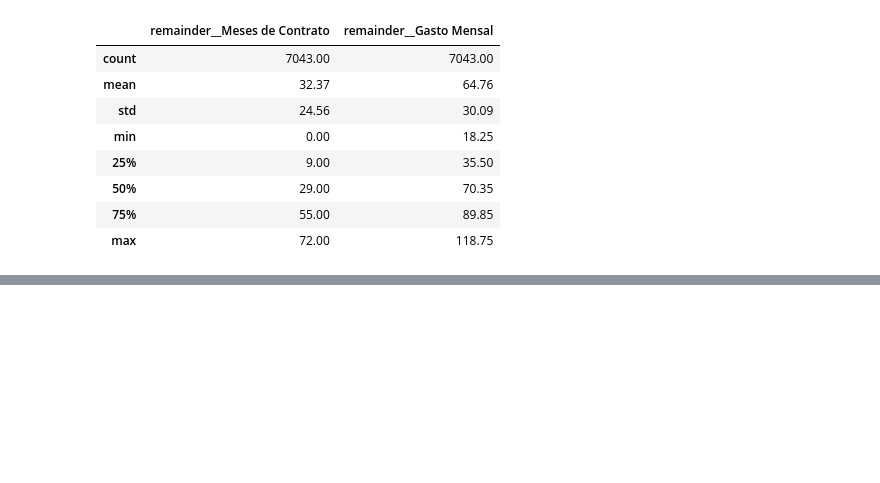
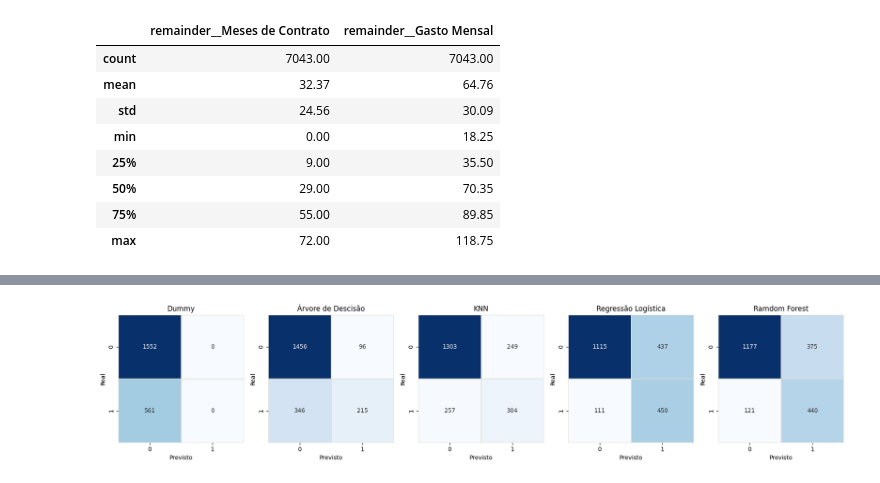
Before and after one commit to Ronaldo-Pardini/TelecomX_parte2, a Jupyter notebook: TelecomX_parte2.ipynb, the cells around one changed output, grey strips where cells are left out. Cells and saved outputs as stored; diff of their text form; code cells hidden in the pictures; blank space fills up the shorter version.

```diff
--- a/TelecomX_parte2.ipynb
+++ b/TelecomX_parte2.ipynb
@@ -633,5 +428,5 @@ results_df
 # %%
-# Função para cálculo das Métricas
+# Definir Função para cálculo das Métricas
 from sklearn.metrics import (
     accuracy_score,
     precision_score,
@@ -642,4 +437,8 @@ from sklearn.metrics import (
 
 def avaliar_modelo(modelo, X_test, y_test):
   y_pred = modelo.predict(X_test)
-  return [accuracy_score(y_test, y_pred), precision_score(y_test, y_pred,zero_division=0), recall_score(y_test, y_pred), f1_score(y_test, y_pred),confusion_matrix(y_test, y_pred)]
+  return [round(accuracy_score(y_test, y_pred)*100,2),
+          round(precision_score(y_test, y_pred,zero_division=0)*100,2),
+          round(recall_score(y_test, y_pred)*100,2),
+          round(f1_score(y_test, y_pred)*100,2),
+          confusion_matrix(y_test, y_pred)]
@@ -687,0 +455,25 @@ Resultados
+# %%
+# Cria Representação Gráfica - Matriz de Confusão -
+matrizes = Resultados.loc['Matriz de Confusão']
+
+fig, axes = plt.subplots(1, len(matrizes), figsize=(18,4))
+
+for ax, (modelo, matriz) in zip(axes, matrizes.items()):
+    sns.heatmap(
+        np.array(matriz),
+        annot=True,
+        fmt='d',
+        cmap='Blues',
+        cbar=False,
+        ax=ax,
+        linewidths=0.2,
+        linecolor='#DEDED1'
+    )
+    ax.set_title(modelo)
+    ax.set_xlabel('Previsto')
+    ax.set_ylabel('Real')
+
+plt.tight_layout()
+plt.show()
+# %% [output]
+[figure, added]
```
Also changed, not shown: parts of 54 cells of this notebook, 3 other files.
